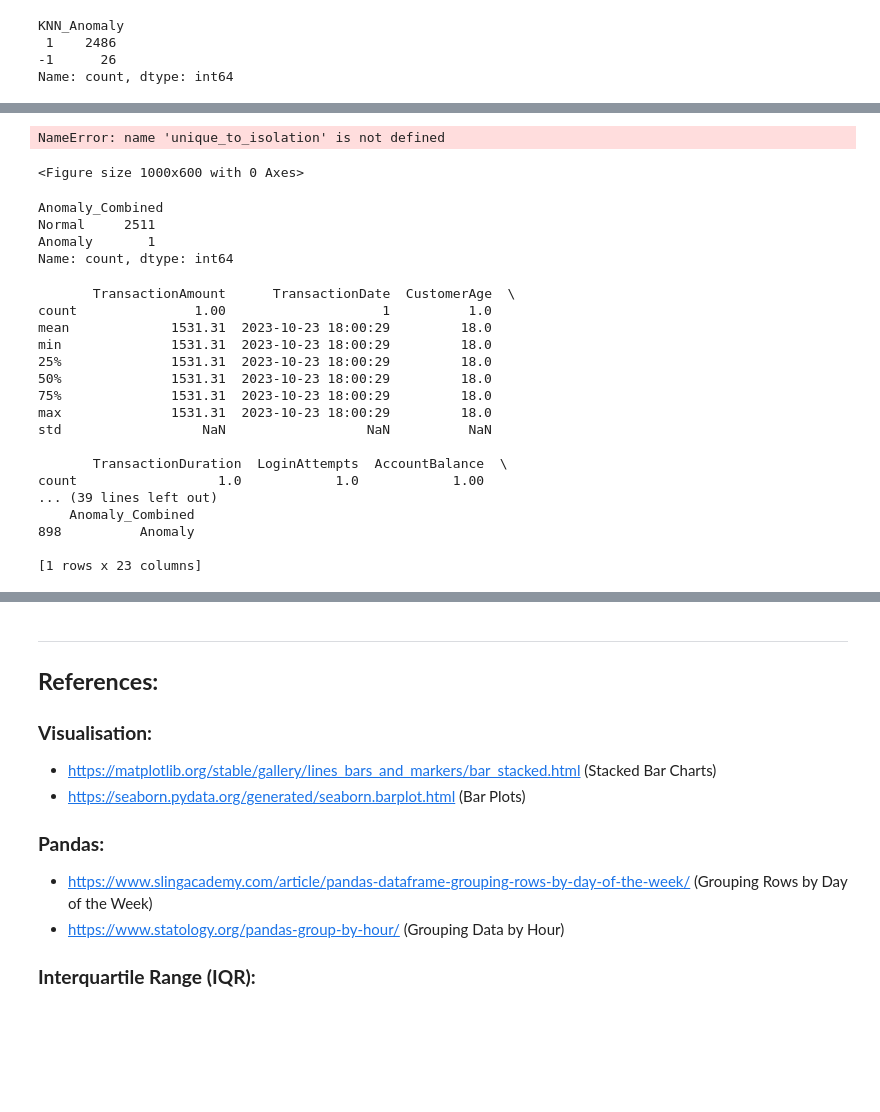
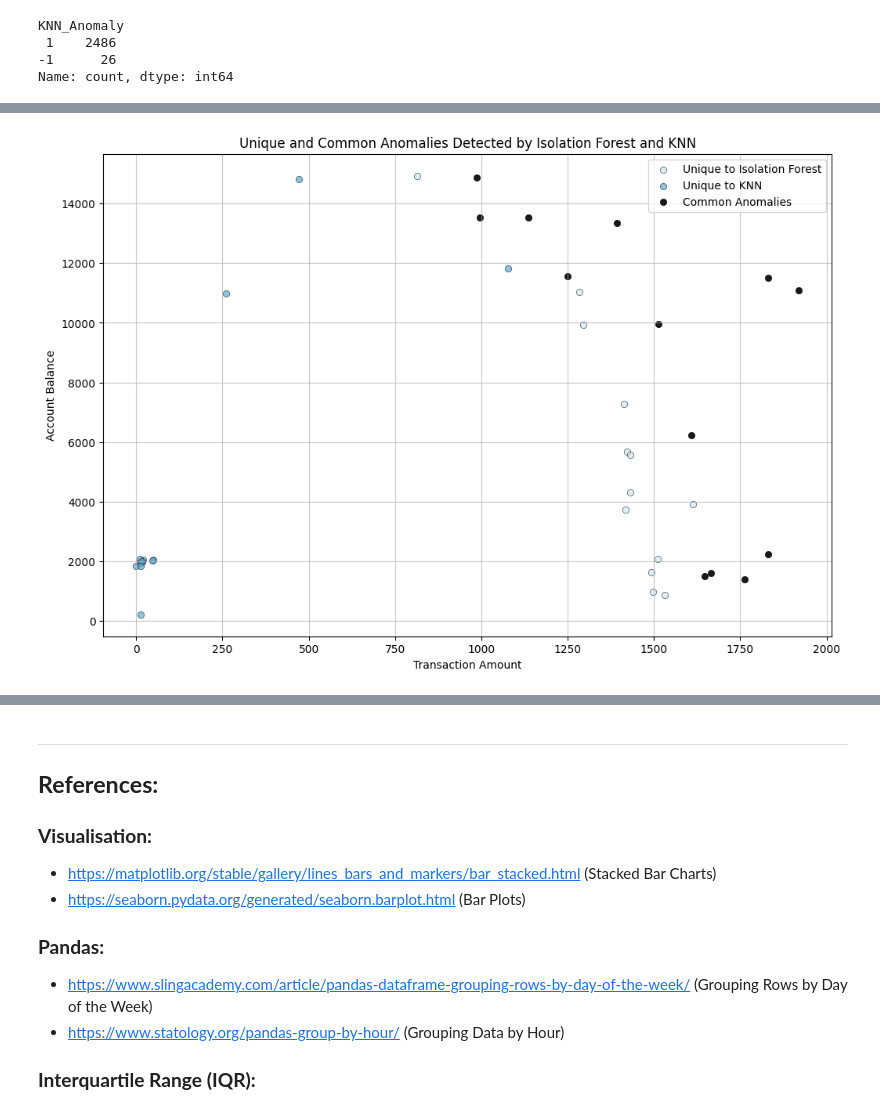
Before and after one commit to briannemcgrath/PFDA, a Jupyter notebook: project/project.ipynb, the cells around one changed output, grey strips where cells are left out. Cells and saved outputs as stored; diff of their text form; code cells hidden in the pictures; blank space fills up the shorter version.

```diff
--- a/project/project.ipynb
+++ b/project/project.ipynb
@@ -680,65 +770,45 @@ Name: count, dtype: int64
 # %%
-# Scatter plot for unique anomalies
-plt.figure(figsize=(10, 6))
+#combined scatter plot
+plt.figure(figsize=(12, 8))
+
+#unique to Isolation Forest
 sns.scatterplot(
     data=unique_to_isolation,
     x='TransactionAmount',
     y='AccountBalance',
-    color='#ADD8E6',
-    label='Unique to Isolation Forest'
+    color='#cfe8f3',
+    label='Unique to Isolation Forest',
+    edgecolor='black',
+    alpha=0.7
 )
+
+#unique to KNN
 sns.scatterplot(
     data=unique_to_knn,
     x='TransactionAmount',
     y='AccountBalance',
-    color='#4682B4',
-    label='Unique to KNN'
+    color='#5caad3',
+    label='Unique to KNN',
+    edgecolor='black',
+    alpha=0.7
 )
-plt.title('Unique Anomalies by Model')
-plt.xlabel('Transaction Amount($)')
+
+#common anomalies
+sns.scatterplot(
+    data=common_anomalies,
+    x='TransactionAmount_IsoForest',  # Adjust column names based on suffixes
+    y='AccountBalance_IsoForest',
+    color='black',
+    label='Common Anomalies',
+    edgecolor='black',
+    alpha=0.9
+)
+
+plt.title('Unique and Common Anomalies Detected by Isolation Forest and KNN')
+plt.xlabel('Transaction Amount')
 plt.ylabel('Account Balance')
 plt.legend()
 plt.grid(alpha=0.7)
 plt.show()
 # %% [output]
-NameError: name 'unique_to_isolation' is not defined
-<Figure size 1000x600 with 0 Axes>
+[figure, added]
-# %%
-#combined anomalies
-df['Anomaly_Combined'] = np.where(
-    (df['IsoForest_Anomaly'] == -1) & (df['KNN_Anomaly'] == -1), 'Anomaly', 'Normal'
-)
-
-print(df['Anomaly_Combined'].value_counts())
-# %% [output]
-Anomaly_Combined
-Normal     2511
-Anomaly       1
-Name: count, dtype: int64
-# %%
-# subset anomalies
-anomalies = df[df['Anomaly_Combined'] == 'Anomaly']
-
-# display summary of anomalies
-print(anomalies.describe())
-
-# display sample of anomalies
-print(anomalies.head())
-# %% [output]
-       TransactionAmount      TransactionDate  CustomerAge  \
-count               1.00                    1          1.0
-mean             1531.31  2023-10-23 18:00:29         18.0
-min              1531.31  2023-10-23 18:00:29         18.0
-25%              1531.31  2023-10-23 18:00:29         18.0
-50%              1531.31  2023-10-23 18:00:29         18.0
-75%              1531.31  2023-10-23 18:00:29         18.0
-max              1531.31  2023-10-23 18:00:29         18.0
-std                  NaN                  NaN          NaN
-
-       TransactionDuration  LoginAttempts  AccountBalance  \
-count                  1.0            1.0            1.00
-... (39 lines left out)
-    Anomaly_Combined
-898          Anomaly
-
-[1 rows x 23 columns]
```
Also changed, not shown: parts of 11 cells of this notebook, 1 other file.
